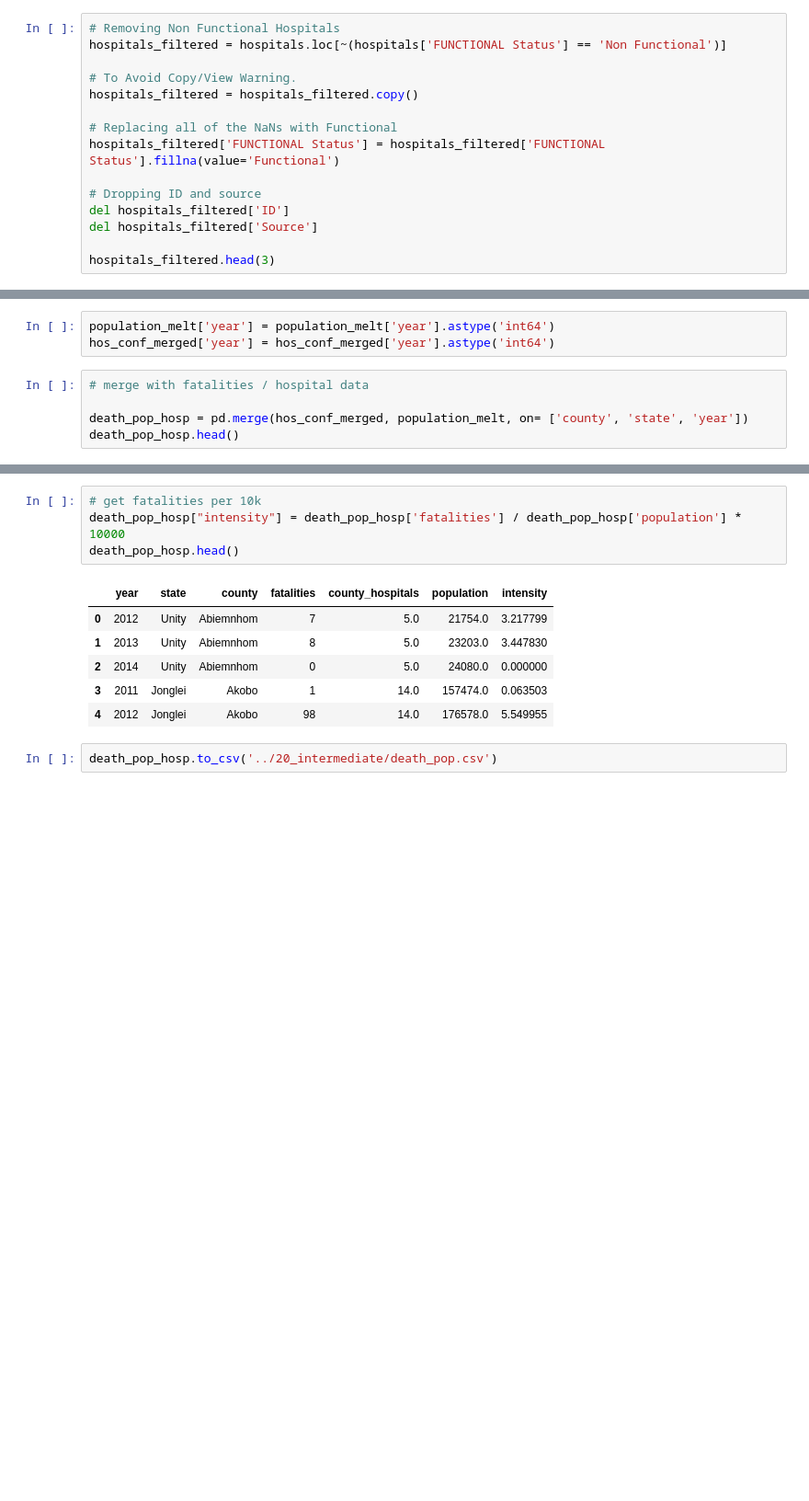
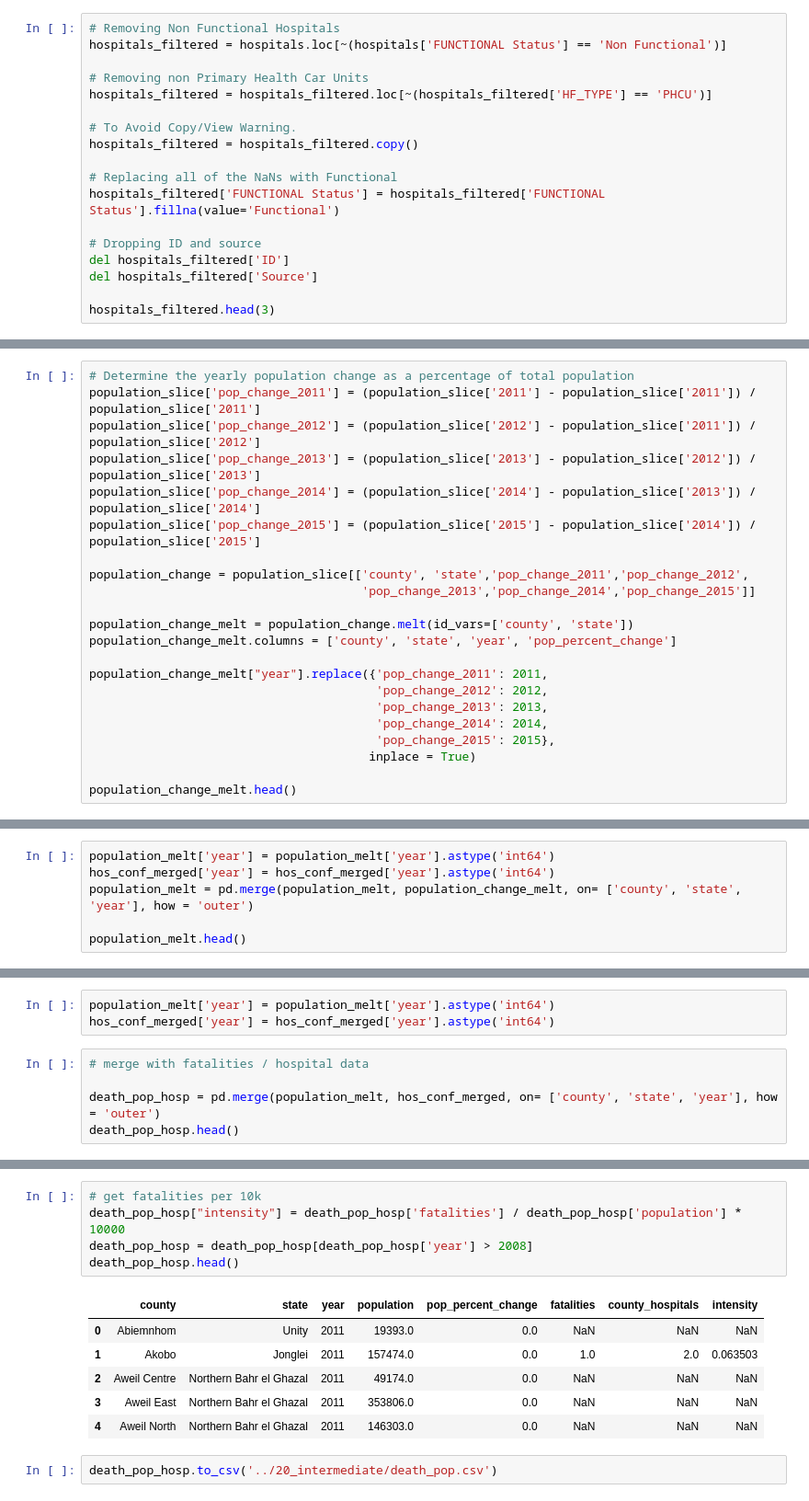
Before and after one commit to DerekLW6/South-Sudan-Conflict-Migration-Project, a Jupyter notebook: 10_code/merging_cleaning.ipynb, the cells around one changed output, grey strips where cells are left out. Shown at 92% size. Cells and saved outputs as stored; diff of their text form; blank space fills up the shorter version.

```diff
--- a/10_code/merging_cleaning.ipynb
+++ b/10_code/merging_cleaning.ipynb
@@ -103,6 +103,9 @@ Name: FUNCTIONAL Status, dtype: int64
 # %%
 # Removing Non Functional Hospitals
 hospitals_filtered = hospitals.loc[~(hospitals['FUNCTIONAL Status'] == 'Non Functional')]
+
+# Removing non Primary Health Car Units
+hospitals_filtered = hospitals_filtered.loc[~(hospitals_filtered['HF_TYPE'] == 'PHCU')]
 
 # To Avoid Copy/View Warning.
 hospitals_filtered = hospitals_filtered.copy()
@@ -229,3 +211,25 @@ population_melt.head()
 | 2 | Aweil Centre | Northern Bahr el Ghazal | 2011 | 49174.0 |
 | 3 | Aweil East | Northern Bahr el Ghazal | 2011 | 353806.0 |
 | 4 | Aweil North | Northern Bahr el Ghazal | 2011 | 146303.0 |
+# %%
+# Determine the yearly population change as a percentage of total population
+population_slice['pop_change_2011'] = (population_slice['2011'] - population_slice['2011']) / population_slice['2011']
+population_slice['pop_change_2012'] = (population_slice['2012'] - population_slice['2011']) / population_slice['2012']
+population_slice['pop_change_2013'] = (population_slice['2013'] - population_slice['2012']) / population_slice['2013']
+population_slice['pop_change_2014'] = (population_slice['2014'] - population_slice['2013']) / population_slice['2014']
+population_slice['pop_change_2015'] = (population_slice['2015'] - population_slice['2014']) / population_slice['2015']
+
+population_change = population_slice[['county', 'state','pop_change_2011','pop_change_2012',
+                                      'pop_change_2013','pop_change_2014','pop_change_2015']]
+
+population_change_melt = population_change.melt(id_vars=['county', 'state'])
+population_change_melt.columns = ['county', 'state', 'year', 'pop_percent_change']
+
+population_change_melt["year"].replace({'pop_change_2011': 2011,
+                                        'pop_change_2012': 2012,
+                                        'pop_change_2013': 2013,
+                                        'pop_change_2014': 2014,
+                                        'pop_change_2015': 2015},
+                                       inplace = True)
+
+population_change_melt.head()
@@ -231,0 +260,6 @@ population_melt.head()
+# %%
+population_melt['year'] = population_melt['year'].astype('int64')
+hos_conf_merged['year'] = hos_conf_merged['year'].astype('int64')
+population_melt = pd.merge(population_melt, population_change_melt, on= ['county', 'state', 'year'], how = 'outer')
+
+population_melt.head()
@@ -235,6 +276,6 @@ hos_conf_merged['year'] = hos_conf_merged['year'].astype('int64')
 # %%
 # merge with fatalities / hospital data
 
-death_pop_hosp = pd.merge(hos_conf_merged, population_melt, on= ['county', 'state', 'year'])
+death_pop_hosp = pd.merge(population_melt, hos_conf_merged, on= ['county', 'state', 'year'], how = 'outer')
 death_pop_hosp.head()
 # %% [output]
@@ -247,13 +288,14 @@ death_pop_hosp.head()
 # %%
 # get fatalities per 10k
 death_pop_hosp["intensity"] = death_pop_hosp['fatalities'] / death_pop_hosp['population'] * 10000
+death_pop_hosp = death_pop_hosp[death_pop_hosp['year'] > 2008]
 death_pop_hosp.head()
 # %% [output]
-|  | year | state | county | fatalities | county_hospitals | population | intensity |
-| 0 | 2012 | Unity | Abiemnhom | 7 | 5.0 | 21754.0 | 3.217799 |
-| 1 | 2013 | Unity | Abiemnhom | 8 | 5.0 | 23203.0 | 3.447830 |
-| 2 | 2014 | Unity | Abiemnhom | 0 | 5.0 | 24080.0 | 0.000000 |
-| 3 | 2011 | Jonglei | Akobo | 1 | 14.0 | 157474.0 | 0.063503 |
-| 4 | 2012 | Jonglei | Akobo | 98 | 14.0 | 176578.0 | 5.549955 |
+|  | county | state | year | population | pop_percent_change | fatalities | county_hospitals | intensity |
+| 0 | Abiemnhom | Unity | 2011 | 19393.0 | 0.0 | NaN | NaN | NaN |
+| 1 | Akobo | Jonglei | 2011 | 157474.0 | 0.0 | 1.0 | 2.0 | 0.063503 |
+| 2 | Aweil Centre | Northern Bahr el Ghazal | 2011 | 49174.0 | 0.0 | NaN | NaN | NaN |
+| 3 | Aweil East | Northern Bahr el Ghazal | 2011 | 353806.0 | 0.0 | NaN | NaN | NaN |
+| 4 | Aweil North | Northern Bahr el Ghazal | 2011 | 146303.0 | 0.0 | NaN | NaN | NaN |
 # %%
 death_pop_hosp.to_csv('../20_intermediate/death_pop.csv')
```
Also changed, not shown: parts of 14 cells of this notebook, 5 other files.
